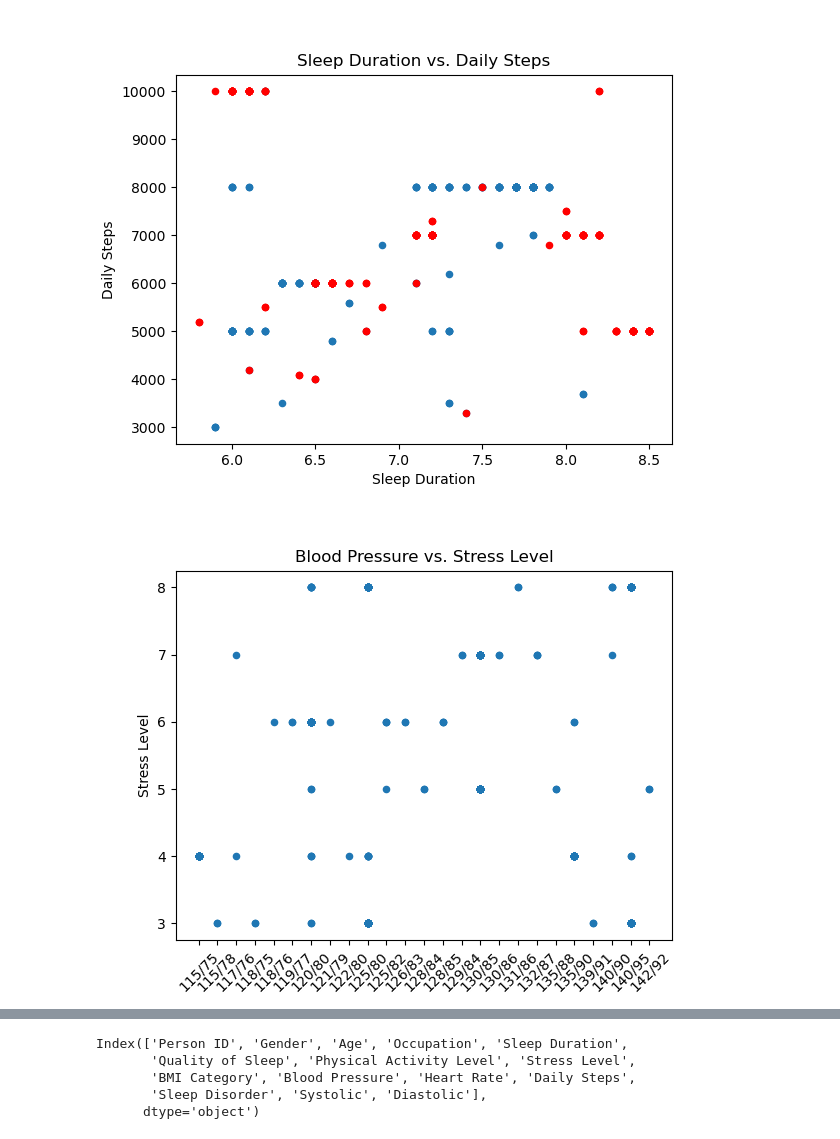
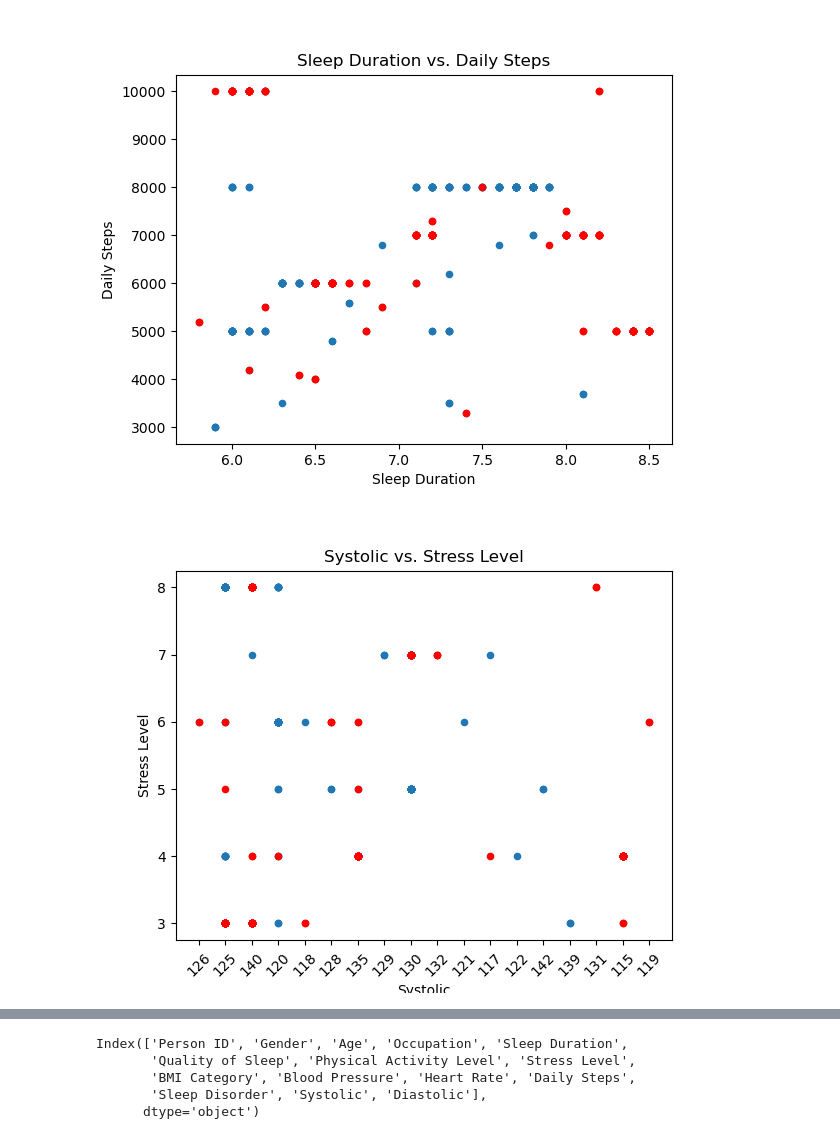
Before and after one commit to rfe123/umn_data_project_001, a Jupyter notebook: src/sample_data.ipynb, the cells around one changed output, grey strips where cells are left out. Drawn from its saved outputs; the diff is of its cells as text; code cells hidden in the pictures.

Commit message:
Committing working figure files

```diff
--- a/src/sample_data.ipynb
+++ b/src/sample_data.ipynb
@@ -10,13 +27,12 @@ from pprint import pprint
 # %%
-sleep_health_df = pd.read_csv('../Resources/Sleep_health_and_lifestyle_dataset.csv')
-sleep_health_df[['Systolic','Diastolic']] = sleep_health_df['Blood Pressure'].str.split('/', expand=True)
+sleep_health_df['Sleep Disorder'] = sleep_health_df['Sleep Disorder'].fillna('No Diagnosis')
 
-sleep_health_df['Sleep Disorder'] = sleep_health_df['Sleep Disorder'].fillna('No Diagnosis')
+sleep_health_df[['Systolic','Diastolic']] = sleep_health_df['Blood Pressure'].str.split('/', expand=True).astype('int')
 
 male_df = sleep_health_df.loc[(sleep_health_df['Gender']=='Male')]
 female_df = sleep_health_df.loc[(sleep_health_df['Gender']=='Female')]
 
-sleep_health_df
+sleep_health_df.head()
 # %% [output]
 |  | Person ID | Gender | Age | Occupation | Sleep Duration | Quality of Sleep | Physical Activity Level | ... |
 | 0 | 1 | Male | 27 | Software Engineer | 6.1 | 6 | 42 | ... |
@@ -112,16 +125,16 @@ plt.show()
 [figure]
 # %%
 y_axis = 'Stress Level'
-x_axis = 'Blood Pressure'
+x_axis = 'Systolic'
 
-sleep_health_df.sort_values('Blood Pressure').plot.scatter(x_axis, y_axis)
-
+plot2 = male_df.plot.scatter(x_axis, y_axis)
+female_df.plot.scatter(x_axis, y_axis, color='red', ax=plot2)
 plt.title(f"{x_axis} vs. {y_axis}")
 plt.xlabel(x_axis)
 plt.ylabel(y_axis)
 plt.xticks(rotation=45)
 plt.show()
 # %% [output]
-[figure, old version]
+[figure, new version]
 # %%
 y_axis = 'Stress Level'
```
Also changed, not shown: parts of 7 cells of this notebook.
